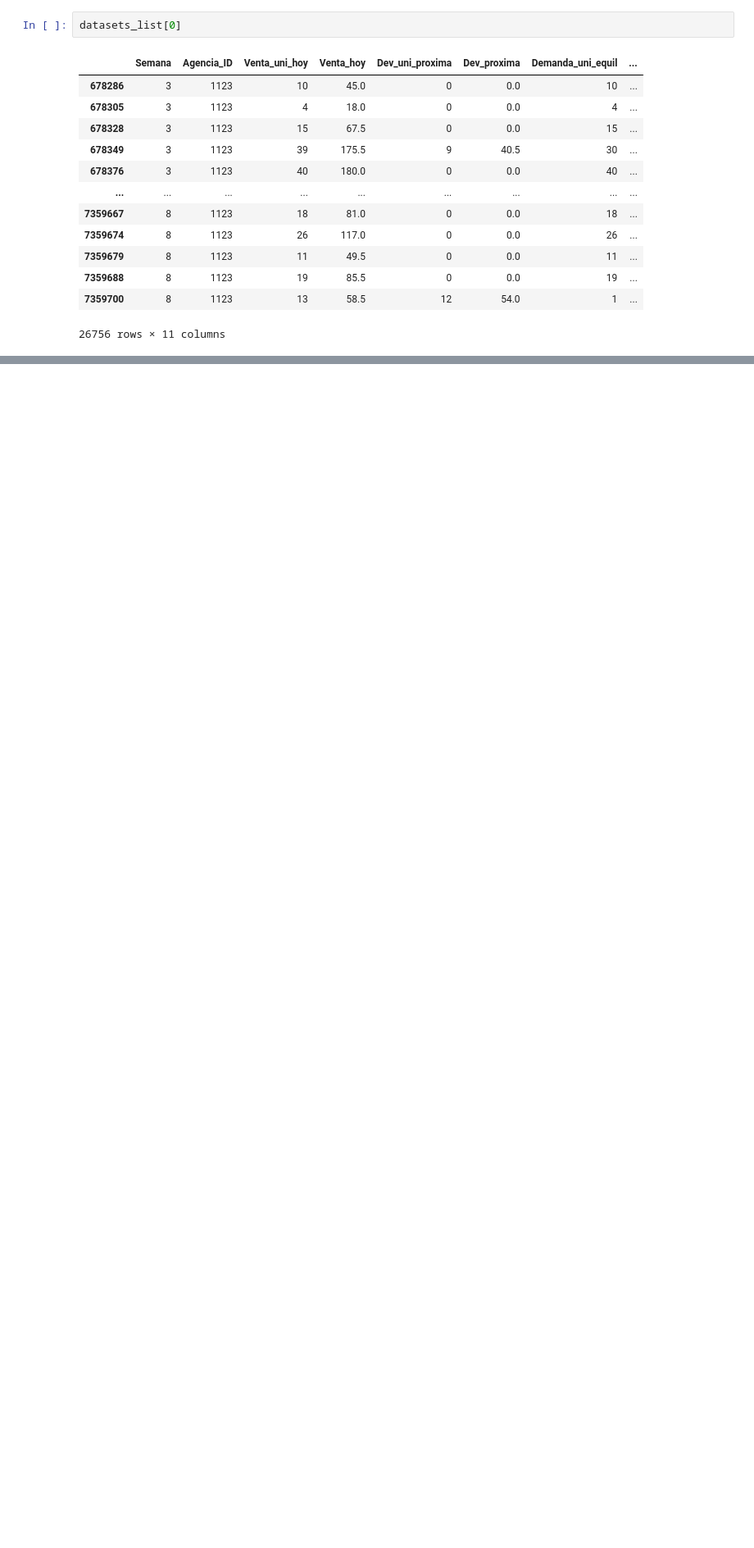
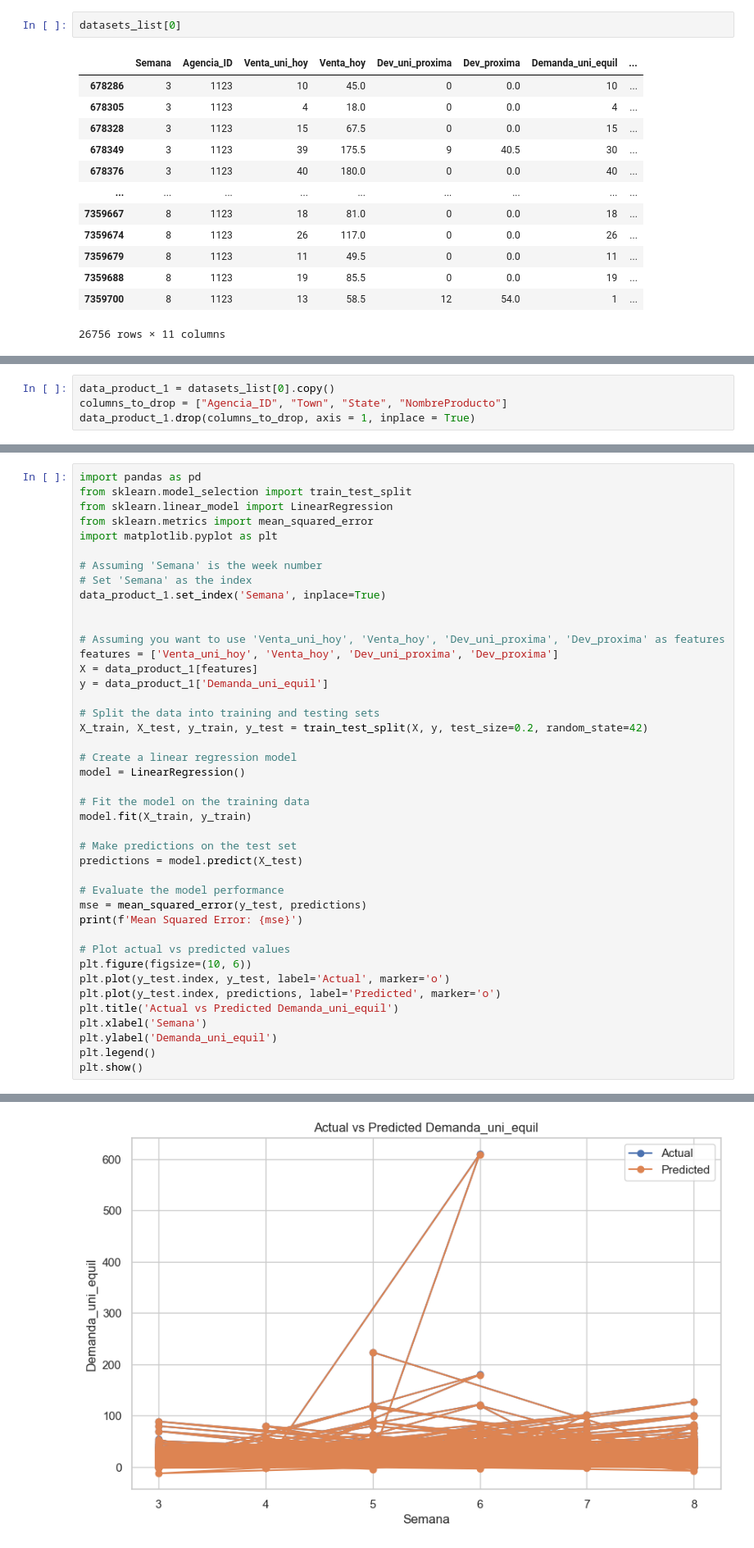
Before and after one commit to The-carlos/meli_assessment, a Jupyter notebook: main.ipynb, the cells around one changed output, grey strips where cells are left out. Shown at 82% size. Saved outputs shown, nothing was run; the diff lists cells and outputs as text; blank space fills up the shorter version.

Commit message:
First model. I was trying to train a model for everyproduct from top 3. Not the correct approach.

```diff
--- a/main.ipynb
+++ b/main.ipynb
@@ -740,0 +761,4 @@ datasets_list[0]
+# %%
+data_product_1 = datasets_list[0].copy()
+columns_to_drop = ["Agencia_ID", "Town", "State", "NombreProducto"]
+data_product_1.drop(columns_to_drop, axis = 1, inplace = True)
@@ -740,0 +781,43 @@ datasets_list[0]
+# %%
+import pandas as pd
+from sklearn.model_selection import train_test_split
+from sklearn.linear_model import LinearRegression
+from sklearn.metrics import mean_squared_error
+import matplotlib.pyplot as plt
+
+# Assuming 'Semana' is the week number
+# Set 'Semana' as the index
+data_product_1.set_index('Semana', inplace=True)
+
+
+# Assuming you want to use 'Venta_uni_hoy', 'Venta_hoy', 'Dev_uni_proxima', 'Dev_proxima' as features
+features = ['Venta_uni_hoy', 'Venta_hoy', 'Dev_uni_proxima', 'Dev_proxima']
+X = data_product_1[features]
+y = data_product_1['Demanda_uni_equil']
+
+# Split the data into training and testing sets
+X_train, X_test, y_train, y_test = train_test_split(X, y, test_size=0.2, random_state=42)
+
+# Create a linear regression model
+model = LinearRegression()
+
+# Fit the model on the training data
+model.fit(X_train, y_train)
+
+# Make predictions on the test set
+predictions = model.predict(X_test)
+
+# Evaluate the model performance
+mse = mean_squared_error(y_test, predictions)
+print(f'Mean Squared Error: {mse}')
+
+# Plot actual vs predicted values
+plt.figure(figsize=(10, 6))
+plt.plot(y_test.index, y_test, label='Actual', marker='o')
+plt.plot(y_test.index, predictions, label='Predicted', marker='o')
+plt.title('Actual vs Predicted Demanda_uni_equil')
+plt.xlabel('Semana')
+plt.ylabel('Demanda_uni_equil')
+plt.legend()
+plt.show()
+# %% [output]
@@ -740,0 +825 @@ datasets_list[0]
+[figure, added]
```
Also changed, not shown: parts of 5 cells of this notebook.
